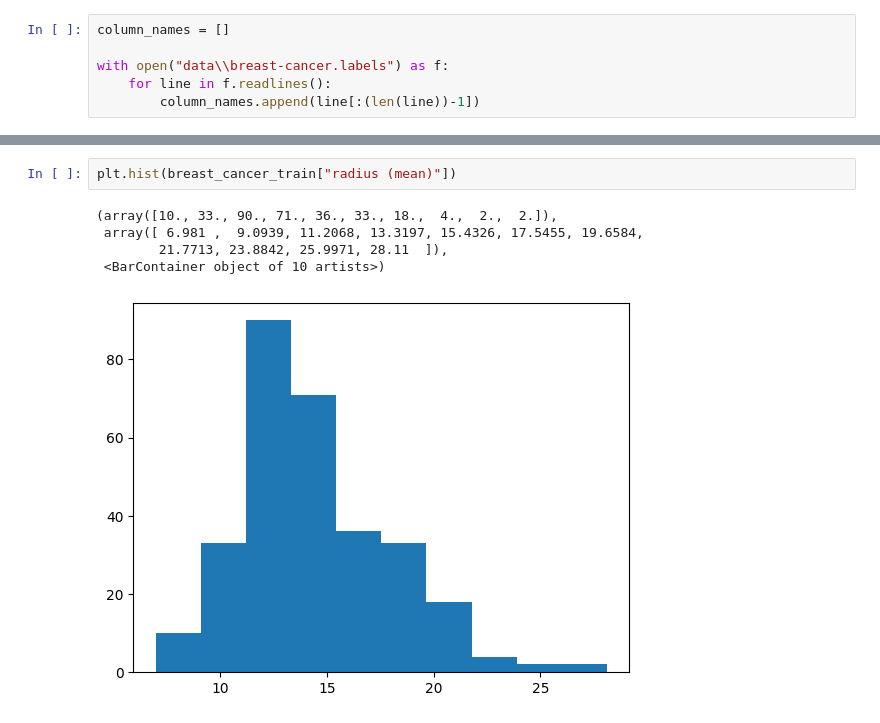
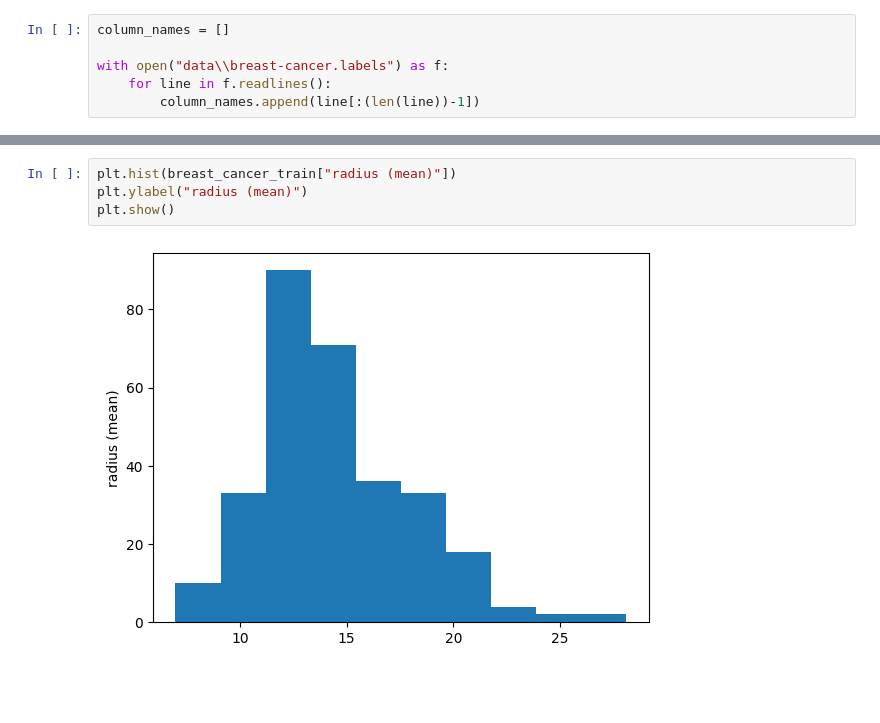
Before and after one commit to Fisieekk/MOwNiT, a Jupyter notebook: Lab2/1.ipynb, the cells around one changed output, grey strips where cells are left out. Saved outputs shown, nothing was run; the diff lists cells and outputs as text; blank space fills up the shorter version.

```diff
--- a/Lab2/1.ipynb
+++ b/Lab2/1.ipynb
@@ -17,8 +31,6 @@ breast_cancer_validate.columns = column_names
 # %%
 plt.hist(breast_cancer_train["radius (mean)"])
+plt.ylabel("radius (mean)")
+plt.show()
 # %% [output]
-(array([10., 33., 90., 71., 36., 33., 18.,  4.,  2.,  2.]),
- array([ 6.981 ,  9.0939, 11.2068, 13.3197, 15.4326, 17.5455, 19.6584,
-        21.7713, 23.8842, 25.9971, 28.11  ]),
- <BarContainer object of 10 artists>)
-[figure, old version]
+[figure, new version]
```
Also changed, not shown: parts of 4 cells of this notebook.
